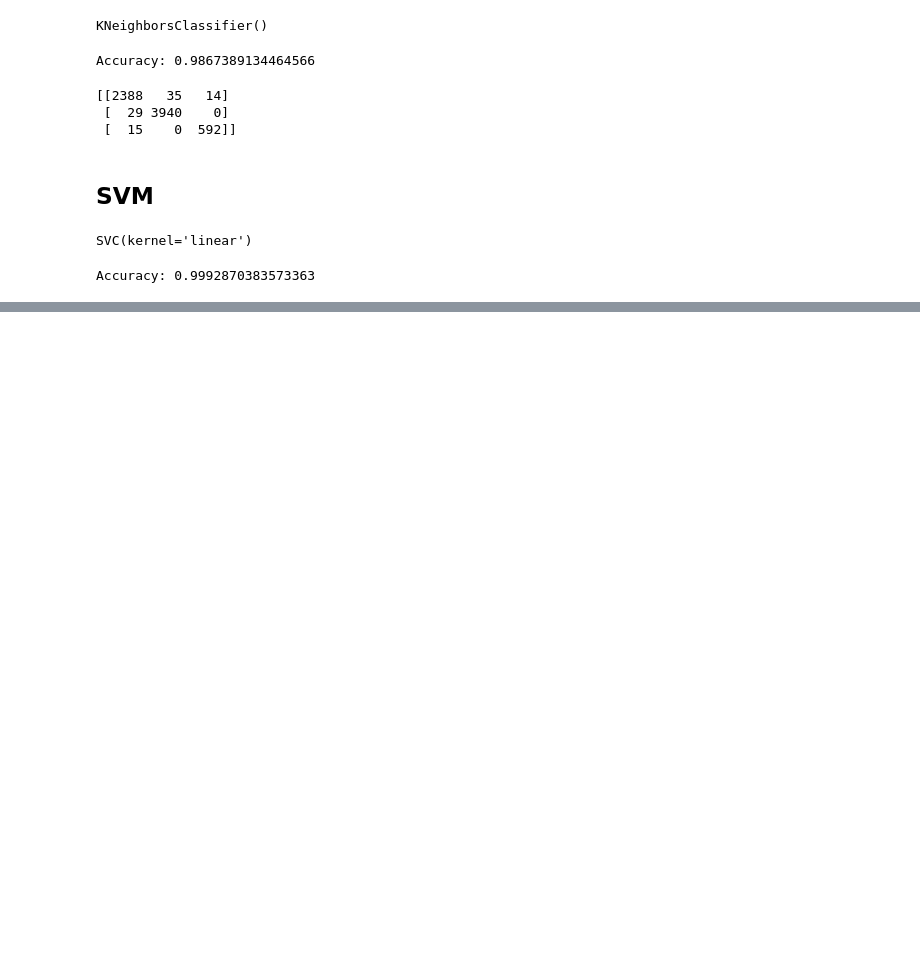
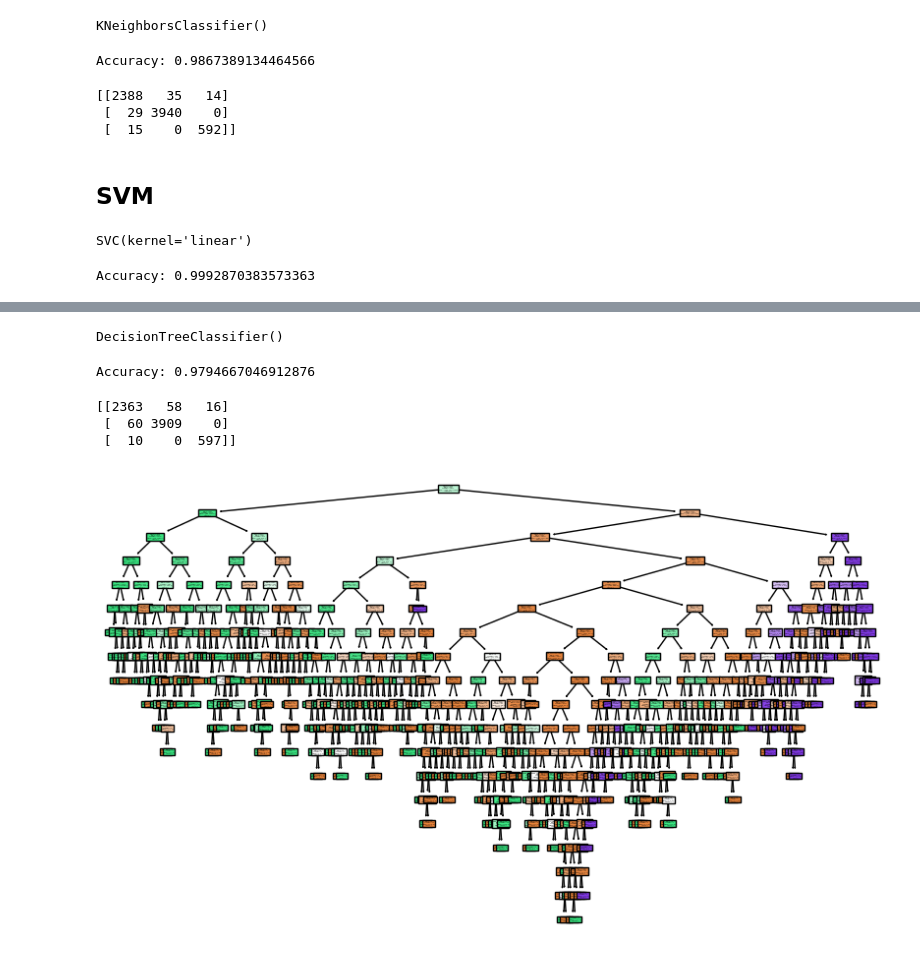
Before and after one commit to Marouan19/Datamining_Meteo, a Jupyter notebook: Marouan_Daghmoumi.ipynb, the cells around one changed output, grey strips where cells are left out. Saved outputs shown, nothing was run; the diff lists cells and outputs as text; code cells hidden in the pictures; blank space fills up the shorter version.

```diff
--- a/Marouan_Daghmoumi.ipynb
+++ b/Marouan_Daghmoumi.ipynb
@@ -364,9 +365,9 @@ print(conf_matrix)
 # %% [markdown]
 ## SVM
 # %%
-svm_clf = SVC(kernel='linear')
+svm = SVC(kernel='linear')
 # %%
-svm_clf.fit(X_train, y_train)
+svm.fit(X_train, y_train)
 # %% [output]
 SVC(kernel='linear')
 # %%
@@ -378,0 +389,6 @@ Accuracy: 0.9992870383573363
+# %%
+DT = DecisionTreeClassifier()
+# %%
+DT.fit(X_train, y_train)
+# %% [output]
+DecisionTreeClassifier()
@@ -378,0 +397,18 @@ Accuracy: 0.9992870383573363
+# %%
+accuracy_dt = accuracy_score(y_test, y_pred_dt)
+print("Accuracy:", accuracy_dt)
+# %% [output]
+Accuracy: 0.9794667046912876
+# %%
+conf_matrix = confusion_matrix(y_test, y_pred_dt)
+print(conf_matrix)
+# %% [output]
+[[2363   58   16]
+ [  60 3909    0]
+ [  10    0  597]]
+# %%
+plt.figure(figsize=(10, 6))
+plot_tree(DT, feature_names=['year','month','day','hour','PM2.5','PM10','SO2','NO2','O3','TEMP','RAIN','WSPM','wd_numeric','PRES_scaled','CO_scaled','DEWP_scaled'], class_names=['1', '2','3'], filled=True)
+plt.show()
+# %% [output]
+[figure, added]
```
Also changed, not shown: parts of 10 cells of this notebook.
